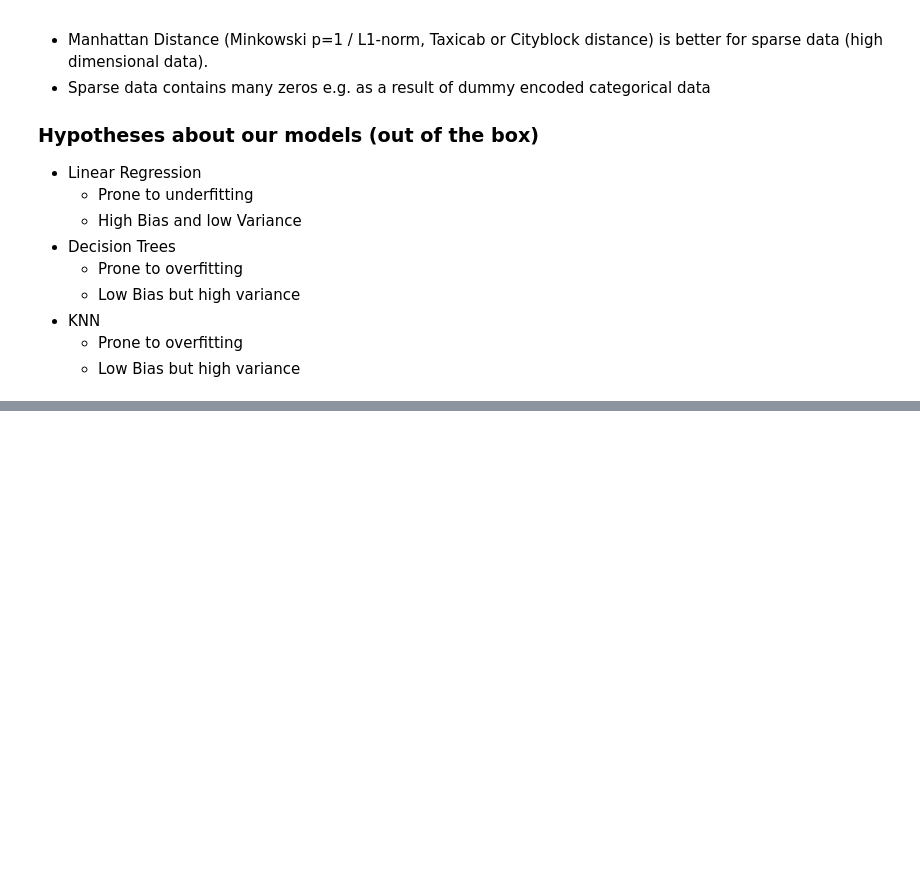
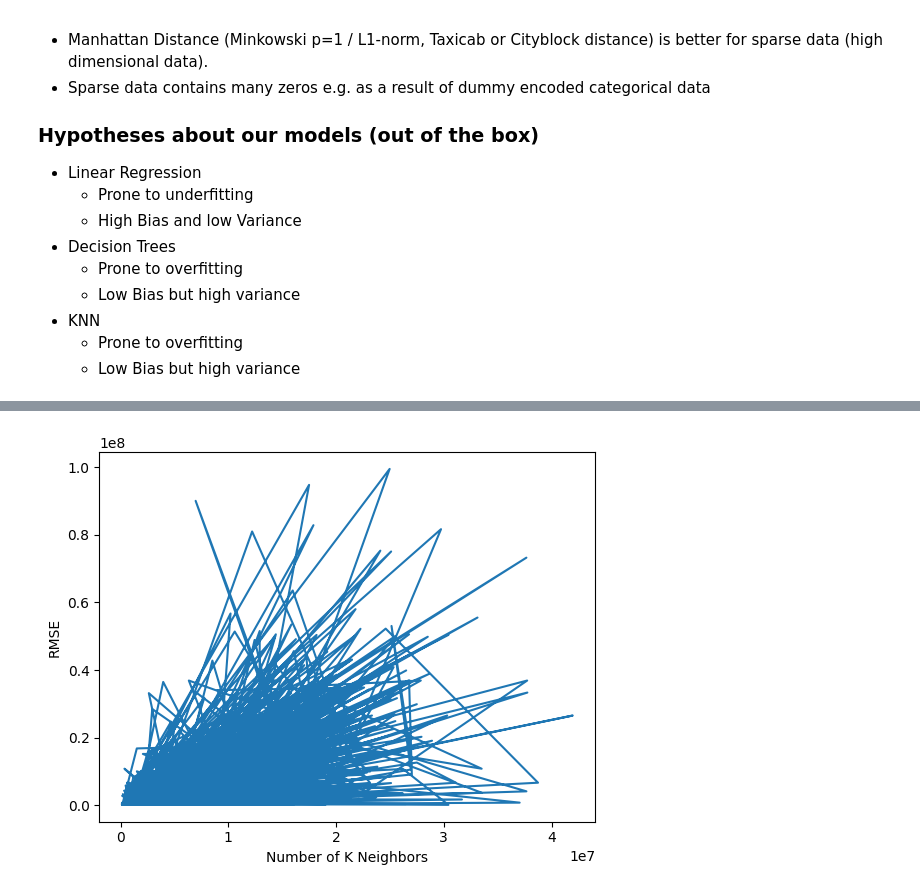
Before and after one commit to RobinSchebitz/ds_tanzania_tourism_prediction, a Jupyter notebook: ML_project.ipynb, the cells around one changed output, grey strips where cells are left out. Drawn from its saved outputs; the diff is of its cells as text; code cells hidden in the pictures; blank space fills up the shorter version.

```diff
--- a/ML_project.ipynb
+++ b/ML_project.ipynb
@@ -157,0 +233,8 @@ RSquared (adjusted):  -0.27
+# %%
+import matplotlib.pyplot as plt
+plt.plot(predictions, y_test)
+plt.xlabel('Number of K Neighbors')
+plt.ylabel('RMSE')
+plt.show()
+# %% [output]
+[figure, added]
```
Also changed, not shown: parts of 13 cells of this notebook.
